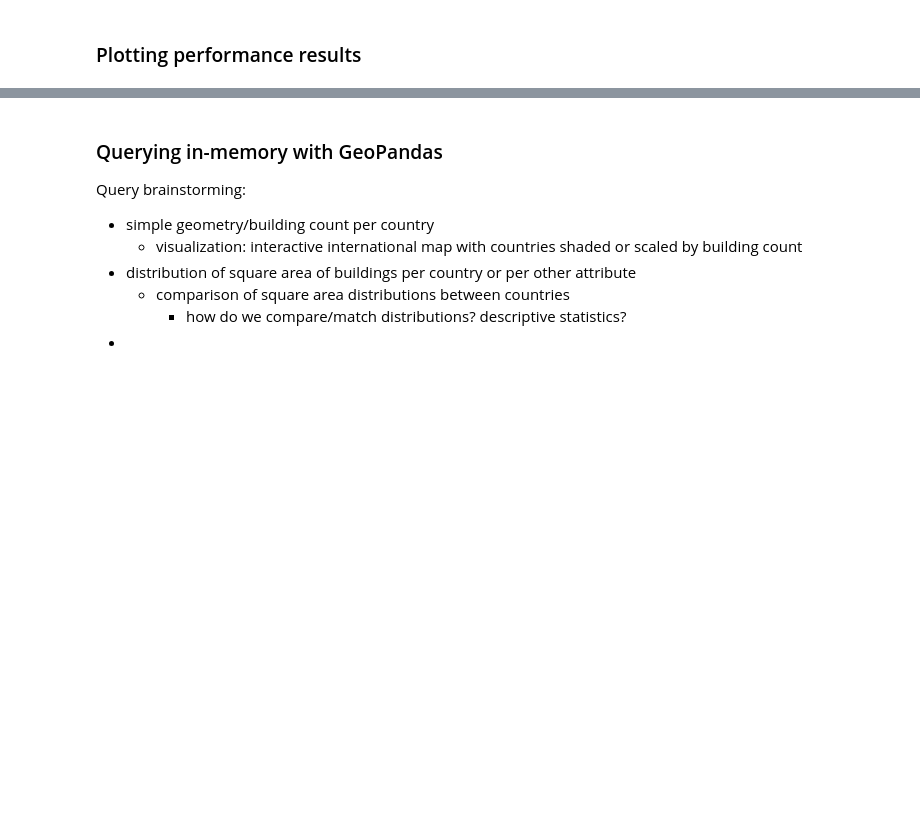
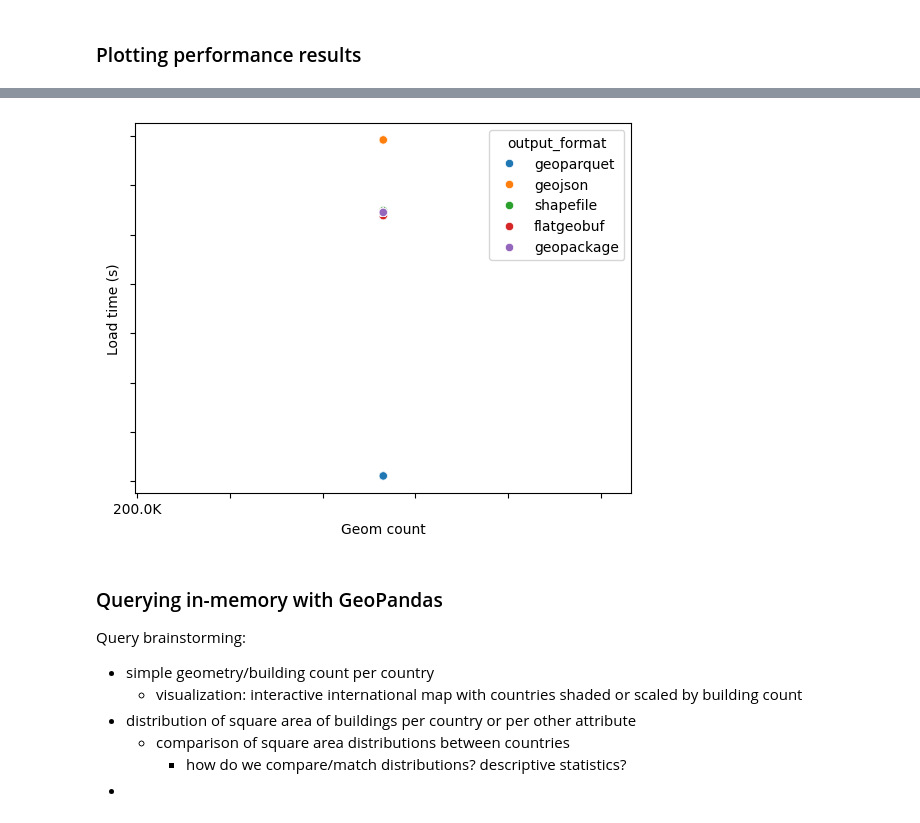
Before and after one commit to avega17/ds_benchwork, a Jupyter notebook: geoparquet-performance.ipynb, the cells around one changed output, grey strips where cells are left out. Cells and saved outputs as stored; diff of their text form; code cells hidden in the pictures; blank space fills up the shorter version.

```diff
--- a/geoparquet-performance.ipynb
+++ b/geoparquet-performance.ipynb
@@ -246,13 +266,17 @@ convert_stats_df.dtypes
 # %%
 # modify xticks for geom_count to display 200K ticks up to max geom_count in dataset
-xticks = [i for i in range(0, max(convert_stats_df["geom_count"]), 200000)]
+xticks = [i for i in range(0, max(convert_df["geom_count"]), 200000)]
+xticklabels = [f"{i/1000}K" for i in xticks]
 
 print()
 # modify yticks for load_time to display 30s ticks up to max load_time in dataset
-yticks = [f"{i}s" for i in range(0, max(convert_stats_df["load_time"].astype(int)), 30)]
+yticks = [f"{i}s" for i in range(0, max(convert_df["load_time"].astype(int)), 30)]
+yticklabels = [f"{i}s" for i in range(0, max(convert_df["load_time"].astype(int)), 30)]
 
 # create a scatter plot where x is geom count and y is load time and points are colored by file format
-scatter_plot(data=convert_stats_df, x="geom_count", y="load_time", title="Load time by geom count", xlabel="Geom count", ylabel="Load time (s)", hue="output_format", xticks=xticks, yticks=yticks)
+scatter_plot(data=convert_df, x="geom_count", y="load_time", title="Load time by geom count", xlabel="Geom count", ylabel="Load time (s)", hue="output_format", xticks=xticks, yticks=yticks, xticklabels=xticklabels, yticklabels=yticklabels)
+# %% [output]
+[figure, added]
 # %% [markdown]
 ### Querying in-memory with GeoPandas
 
```
Also changed, not shown: parts of 12 cells of this notebook, 2 other files.
